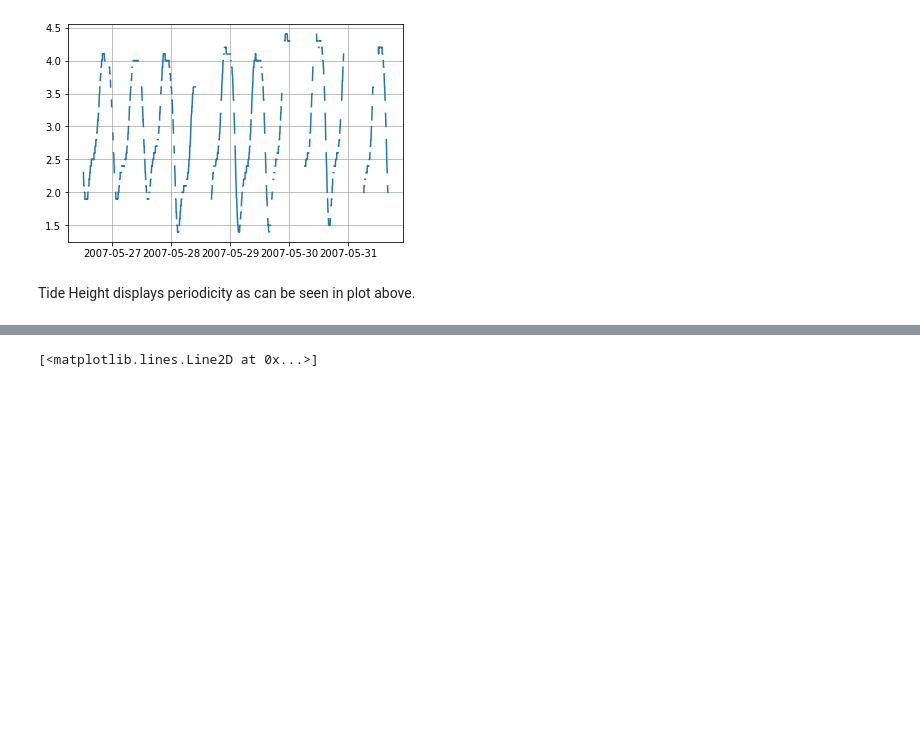
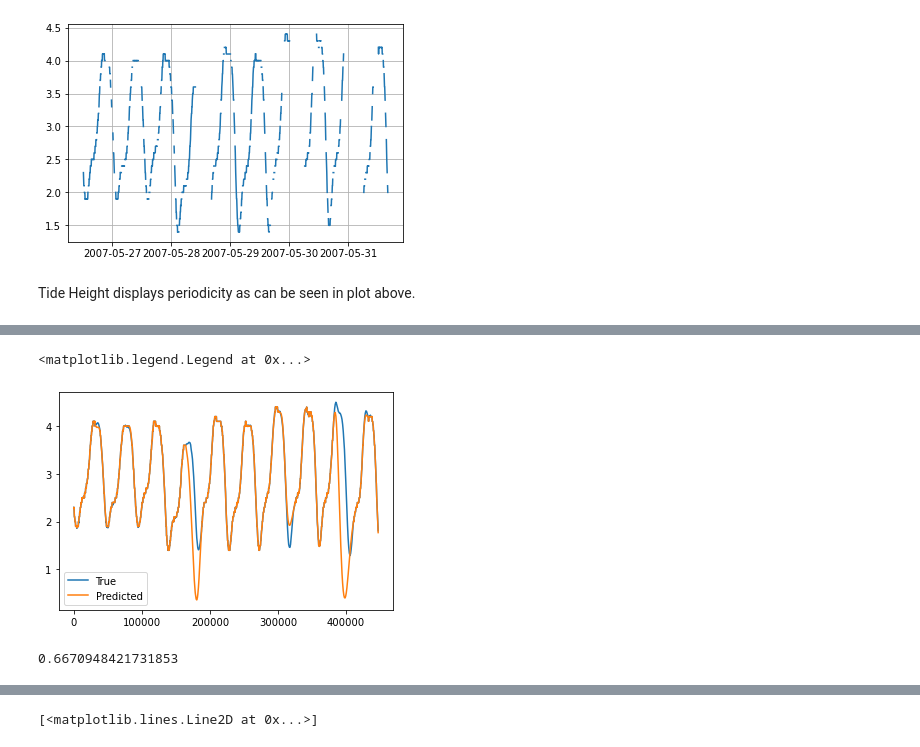
Before and after one commit to terencetan-c/Gaussian-Process-Lab, a Jupyter notebook: Lab exercise.ipynb, the cells around one changed output, grey strips where cells are left out. Drawn from its saved outputs; the diff is of its cells as text; code cells hidden in the pictures; blank space fills up the shorter version.

```diff
--- a/Lab exercise.ipynb
+++ b/Lab exercise.ipynb
@@ -88,0 +95,30 @@ plt.legend()
+# %%
+kernel2=gp.kernels.RBF(length_scale=0.01,length_scale_bounds=(1e-7,1e8)) + gp.kernels.WhiteKernel()
+
+gpr=gp.GaussianProcessRegressor(normalize_y=False,kernel=kernel2,n_restarts_optimizer=20)
+gpr.fit(t_training,x_training)
+answer=gpr.predict(t2)
+# %%
+d1={}
+for A,B in zip(np.reshape(t2,-1),np.reshape(answer,-1)):
+    d1[A]=B
+
+d2={}
+for A,B in zip(np.reshape(t2,-1),np.reshape(X_GT,-1)):
+    d2[A]=B
+
+df_index = df.set_index('Time')
+df_predicted=df_index['Tide height (m)'].fillna(d1)
+df_actual=df_index['Tide height (m)'].fillna(d2)
+# %%
+plt.plot(df_actual.index,df_actual,label='True')
+plt.plot(df_predicted.index,df_predicted,label='Predicted')
+plt.legend()
+# %% [output]
+<matplotlib.legend.Legend at 0x...>
+[figure, added]
+# %%
+rms_error = np.sqrt(np.average(np.square(answer-X_GT)))
+print(rms_error)
+# %% [output]
+0.6670948421731853
```
Also changed, not shown: parts of 29 cells of this notebook, 7 other files.
